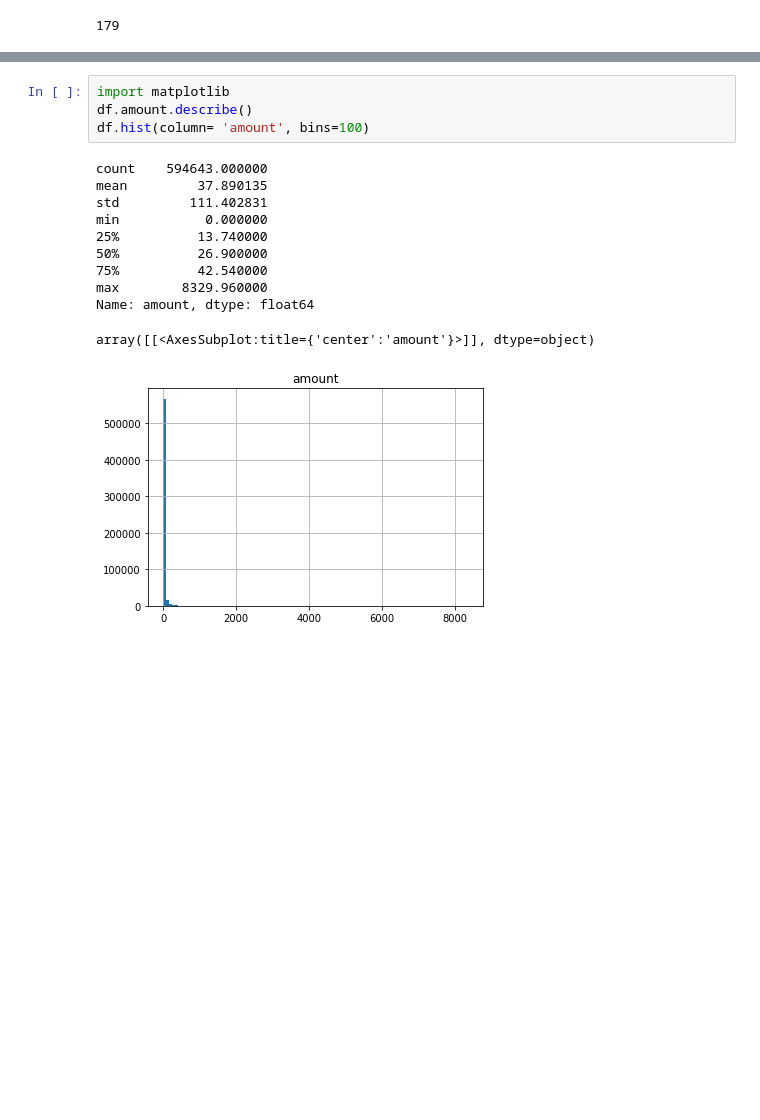
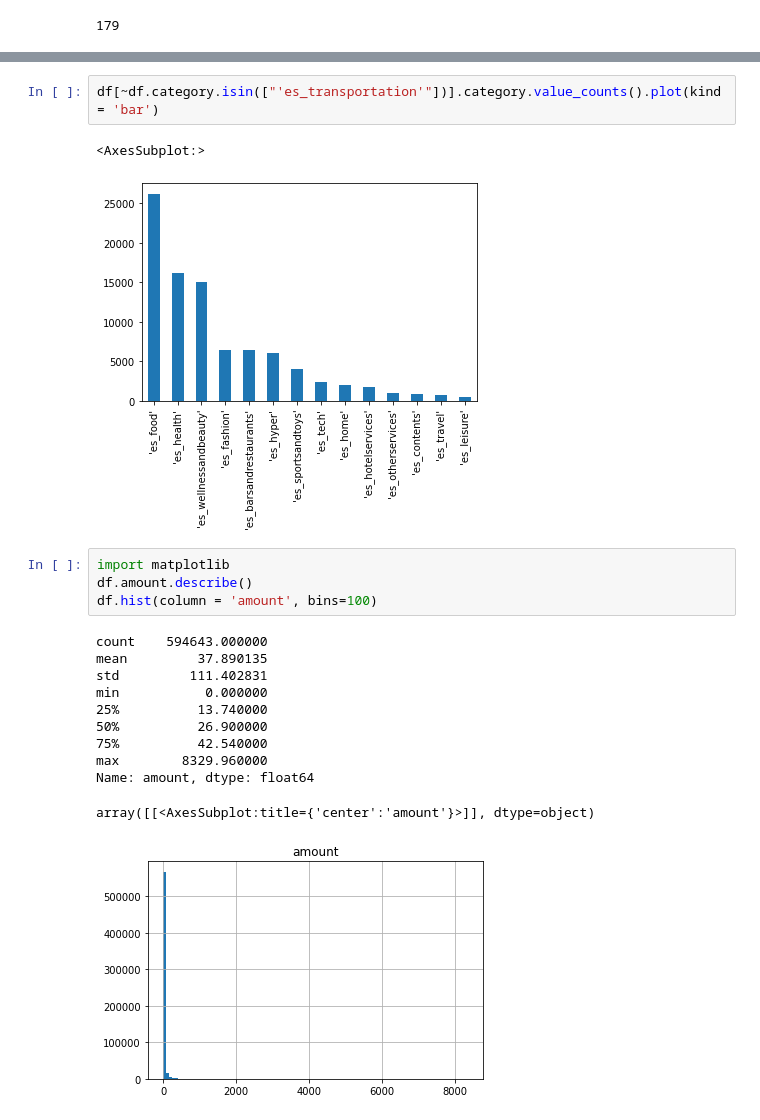
Before and after one commit to IanMMuldoon/FinFraud, a Jupyter notebook: fin.ipynb, the cells around one changed output, grey strips where cells are left out. Saved outputs shown, nothing was run; the diff lists cells and outputs as text; blank space fills up the shorter version.

```diff
--- a/fin.ipynb
+++ b/fin.ipynb
@@ -60,7 +70,12 @@ df.step.max()
+# %%
+df[~df.category.isin(["'es_transportation'"])].category.value_counts().plot(kind = 'bar')
+# %% [output]
+<AxesSubplot:>
+[figure, added]
 # %%
 import matplotlib
 df.amount.describe()
-df.hist(column= 'amount', bins=100)
+df.hist(column = 'amount', bins=100)
 # %% [output]
 count    594643.000000
 mean         37.890135
```
Also changed, not shown: parts of 6 cells of this notebook.
